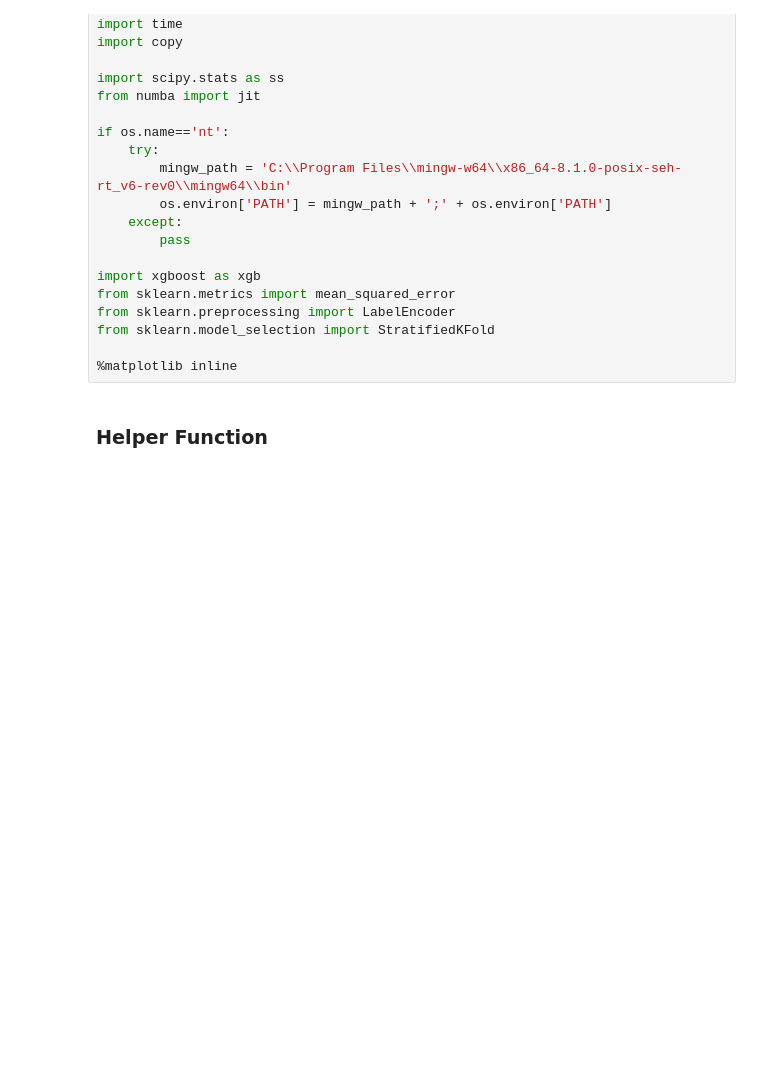
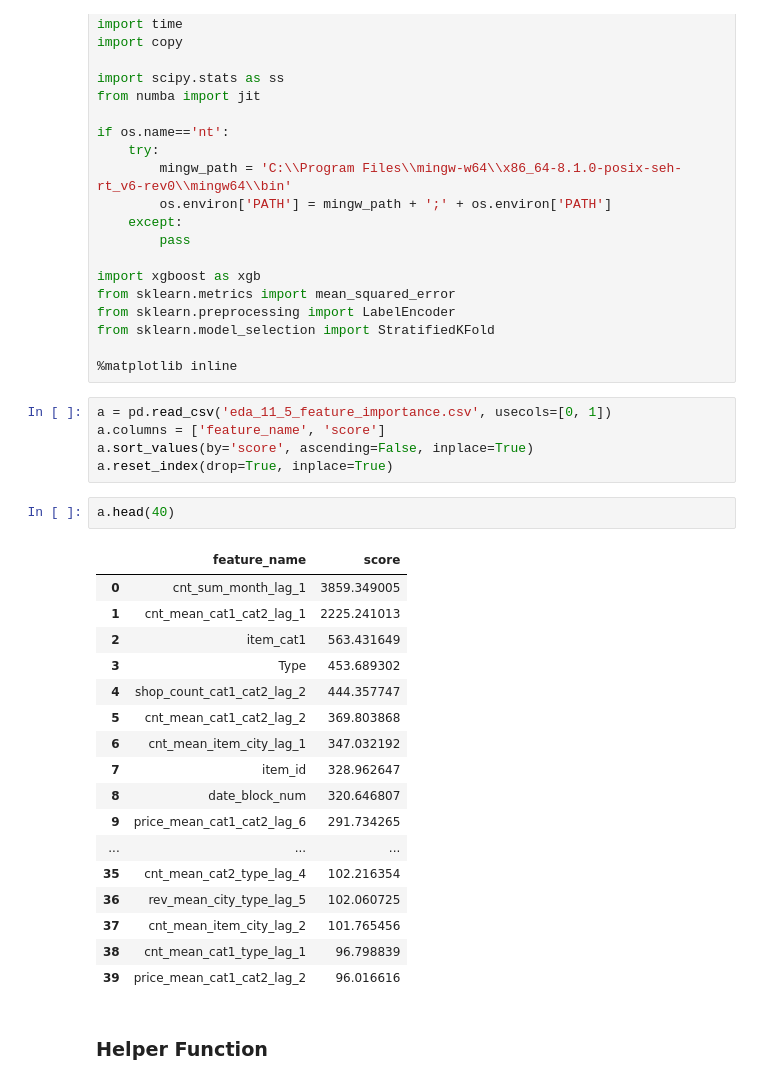
Before and after one commit to LiYan1988/predict_future_sales, a Jupyter notebook: eda_11_5.ipynb, the cells around one changed output. Saved outputs shown, nothing was run; the diff lists cells and outputs as text; blank space fills up the shorter version.

```diff
--- a/eda_11_5.ipynb
+++ b/eda_11_5.ipynb
@@ -28,6 +28,31 @@ from sklearn.preprocessing import LabelEncoder
 from sklearn.model_selection import StratifiedKFold
 
 %matplotlib inline
+# %%
+a = pd.read_csv('eda_11_5_feature_importance.csv', usecols=[0, 1])
+a.columns = ['feature_name', 'score']
+a.sort_values(by='score', ascending=False, inplace=True)
+a.reset_index(drop=True, inplace=True)
+# %%
+a.head(40)
+# %% [output]
+|  | feature_name | score |
+| 0 | cnt_sum_month_lag_1 | 3859.349005 |
+| 1 | cnt_mean_cat1_cat2_lag_1 | 2225.241013 |
+| 2 | item_cat1 | 563.431649 |
+| 3 | Type | 453.689302 |
+| 4 | shop_count_cat1_cat2_lag_2 | 444.357747 |
+| 5 | cnt_mean_cat1_cat2_lag_2 | 369.803868 |
+| 6 | cnt_mean_item_city_lag_1 | 347.032192 |
+| 7 | item_id | 328.962647 |
+| 8 | date_block_num | 320.646807 |
+| 9 | price_mean_cat1_cat2_lag_6 | 291.734265 |
+| ... | ... | ... |
+| 35 | cnt_mean_cat2_type_lag_4 | 102.216354 |
+| 36 | rev_mean_city_type_lag_5 | 102.060725 |
+| 37 | cnt_mean_item_city_lag_2 | 101.765456 |
+| 38 | cnt_mean_cat1_type_lag_1 | 96.798839 |
+| 39 | price_mean_cat1_cat2_lag_2 | 96.016616 |
 # %% [markdown]
 ### Helper Function
 # %%
```
Also changed, not shown: 2 other files.
